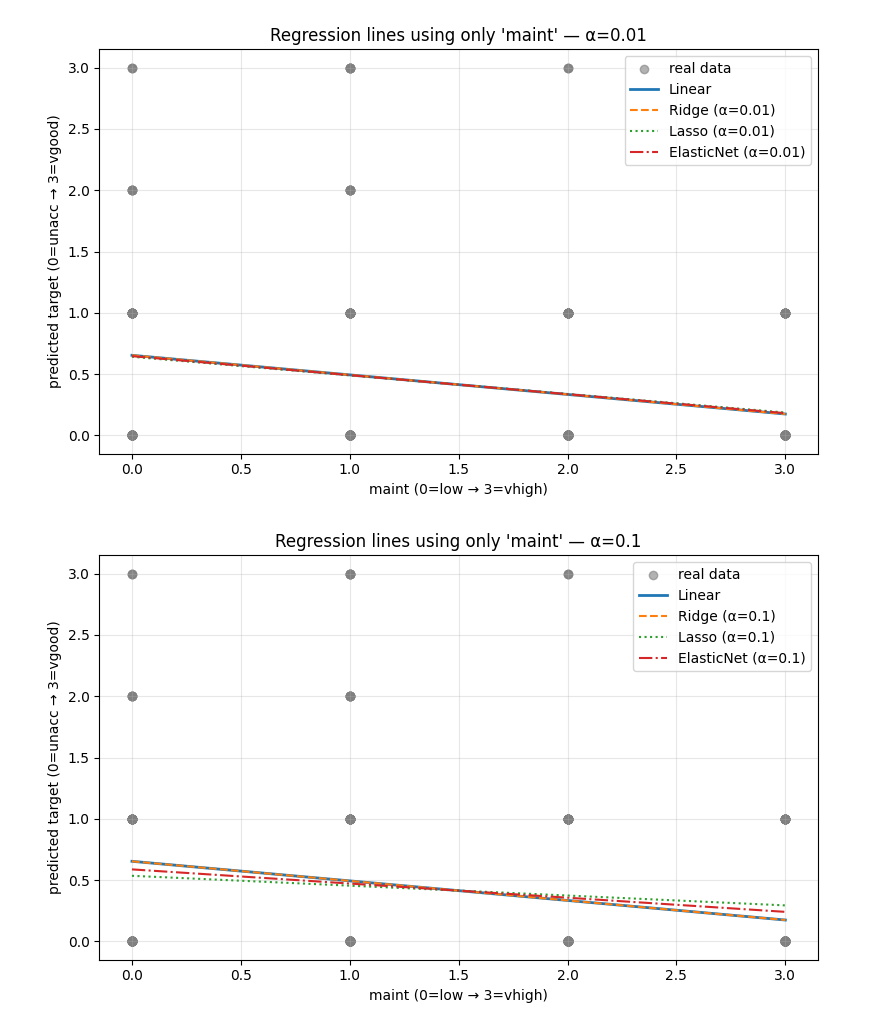
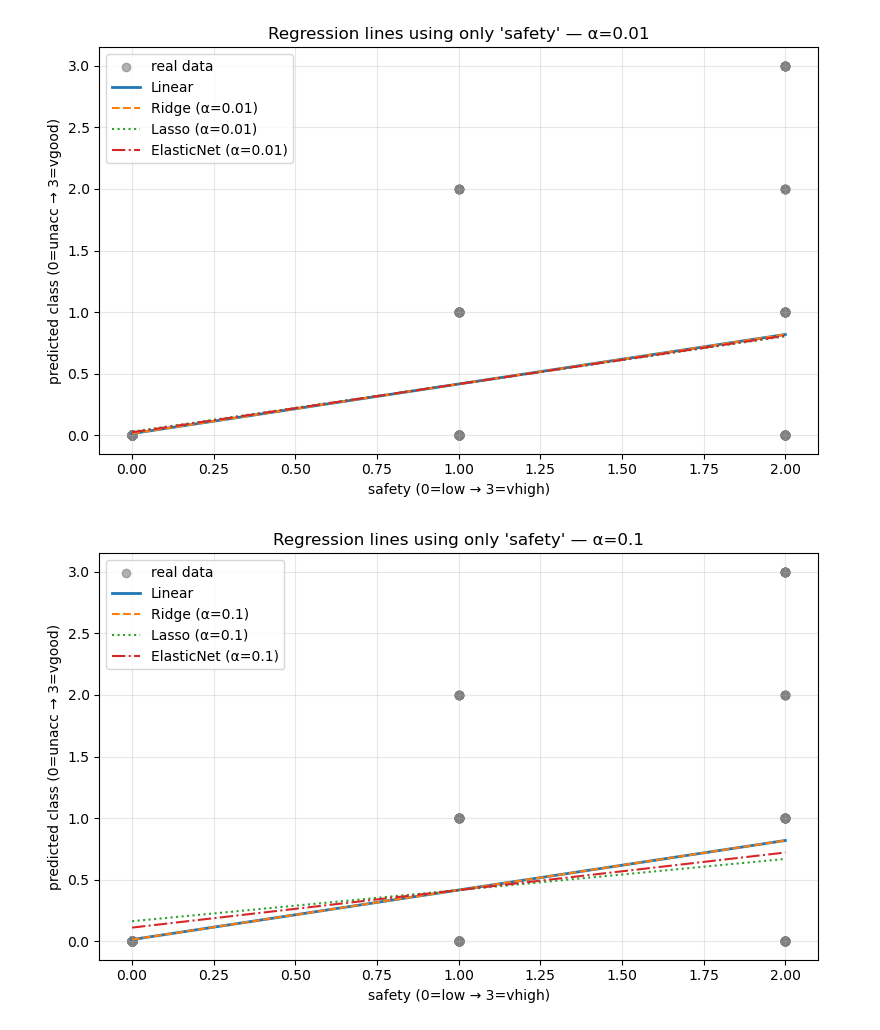
Before and after one commit to emigomezg/ML_Class, a Jupyter notebook: mlct/notebooks/4.poli_regression - Copy.ipynb, the cells around one changed output. Cells and saved outputs as stored; diff of their text form; code cells hidden in the pictures.

```diff
--- a/mlct/notebooks/4.poli_regression - Copy.ipynb
+++ b/mlct/notebooks/4.poli_regression - Copy.ipynb
@@ -7,16 +66,21 @@ from sklearn.model_selection import train_test_split
 from sklearn.linear_model import LinearRegression, Ridge, Lasso, ElasticNet
 
 # Load dataset
-CSV_PATH = r"C:\Users\emi_g\ML2025\mlct\data\external\car.data"
+if PC == 'PC':
+    CSV_PATH = r"C:\Users\Usuario\Downloads\car.data"
+elif PC == 'Laptop':
+    CSV_PATH = r"C:\Users\emi_g\ML2025\mlct\data\external\car.data"
 df = pd.read_csv(CSV_PATH, header=None,names=["buying","maint","doors","persons","lug_boot","safety","class"])
 
-# Map maintenance level (feature) and class (target)
-ord_map = {"low":0, "med":1, "high":2, "vhigh":3}
-df["maint_num"] = df["maint"].map(ord_map)
+# ordinal maps
+ord_map_level = {"low": 0, "med": 1, "high": 2, "vhigh": 3}
+class_map     = {"unacc": 0, "acc": 1, "good": 2, "vgood": 3}
 
-# Use only the feature 'maint'
-X = df[["maint_num"]].values
-y = df["class"].values
+df["safety_num"] = df["safety"].map(ord_map_level)
+df["class_num"]  = df["class"].map(class_map)
+
+X = df[["safety_num"]].values
+y = df["class_num"].values
 
 # Split data
 X_tr, X_te, y_tr, y_te = train_test_split(X, y, test_size=0.2, random_state=42, stratify=y)
@@ -54,9 +118,9 @@ for a in alphas:
     plt.plot(X_line, y_ridge, '--', label=f"Ridge (α={a})")
     plt.plot(X_line, y_lasso, ':',  label=f"Lasso (α={a})")
     plt.plot(X_line, y_enet,  '-.', label=f"ElasticNet (α={a})")
-    plt.xlabel("maint (0=low → 3=vhigh)")
-    plt.ylabel("predicted target (0=unacc → 3=vgood)")
-    plt.title(f"Regression lines using only 'maint' — α={a}")
+    plt.xlabel("safety (0=low → 3=vhigh)")
+    plt.ylabel("predicted class (0=unacc → 3=vgood)")
+    plt.title(f"Regression lines using only 'safety' — α={a}")
     plt.legend()
     plt.grid(alpha=0.3)
     plt.tight_layout()
@@ -66,2 +130,2 @@ for a in alphas:
-[figure, old version]
+[figure, new version]
-[figure, old version]
+[figure, new version]
```
Also changed, not shown: parts of 2 cells of this notebook, 2 other files.
